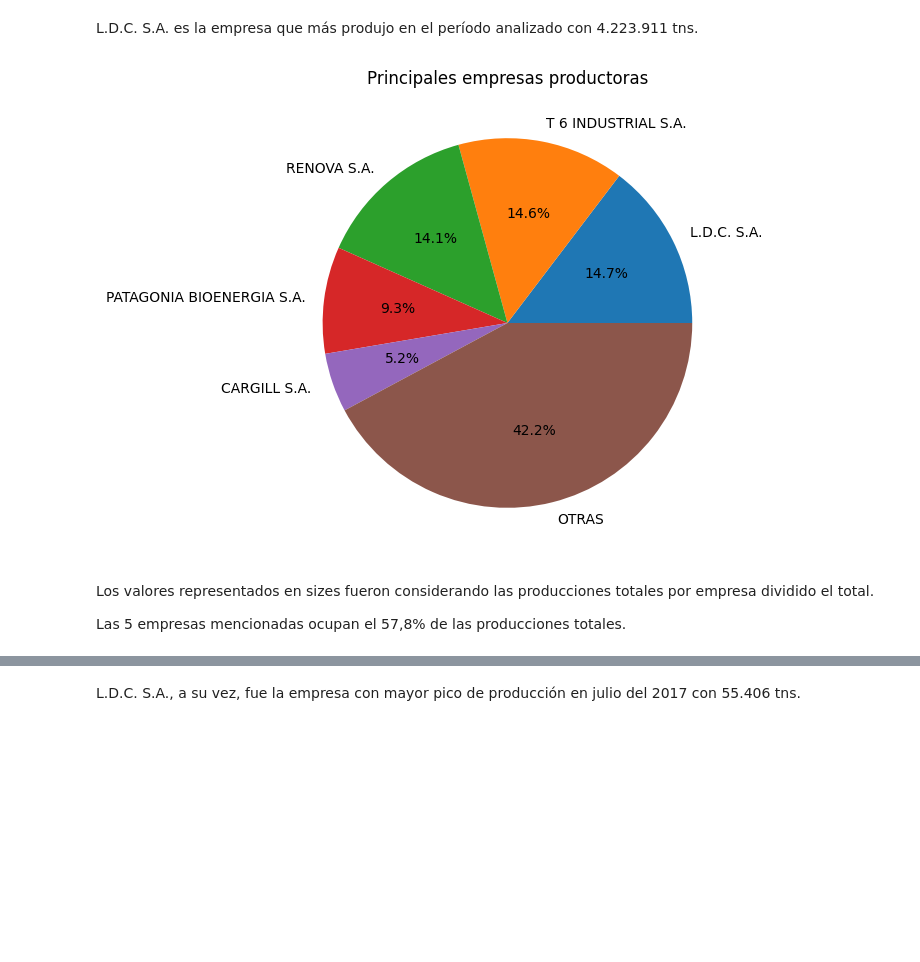
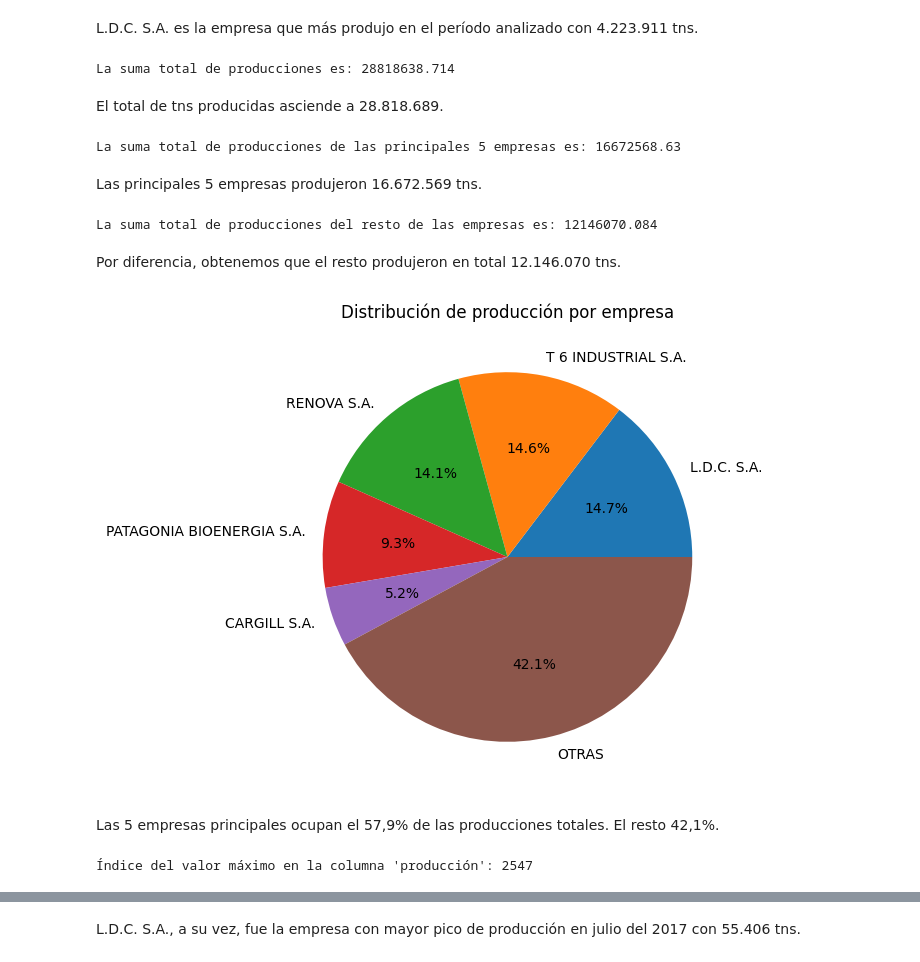
Before and after one commit to ejr271292/Proyecto, a Jupyter notebook: ProyectoDS_Parte1_Ruiz_Emanuel.ipynb, the cells around one changed output, grey strips where cells are left out. Drawn from its saved outputs; the diff is of its cells as text; code cells hidden in the pictures; blank space fills up the shorter version.

```diff
--- a/ProyectoDS_Parte1_Ruiz_Emanuel.ipynb
+++ b/ProyectoDS_Parte1_Ruiz_Emanuel.ipynb
@@ -428,22 +448,57 @@ CARGILL S.A.                 1490679.50
 Name: PRODUCCIÓN (TN), dtype: float64
 # %% [markdown]
 L.D.C. S.A. es la empresa que más produjo en el período analizado con 4.223.911 tns.
+# %%
+#Suma total de producciones:
+total_producciones = biodiesel_df['PRODUCCIÓN (TN)'].sum()
+print("La suma total de producciones es:", total_producciones)
+# %% [output]
+La suma total de producciones es: 28818638.714
+# %% [markdown]
+El total de tns producidas asciende a 28.818.689.
+# %%
+#Suma total de producciones de las principales 5 empresas:
+total_producciones_5_empresas = empresas_mayores_producciones.sum()
+print("La suma total de producciones de las principales 5 empresas es:", total_producciones_5_empresas)
+# %% [output]
+La suma total de producciones de las principales 5 empresas es: 16672568.63
+# %% [markdown]
+Las principales 5 empresas produjeron 16.672.569 tns.
+# %%
+#Suma total de producciones del resto de las empresas:
+total_producciones_resto = total_producciones - total_producciones_5_empresas
+print("La suma total de producciones del resto de las empresas es:", total_producciones_resto)
+# %% [output]
+La suma total de producciones del resto de las empresas es: 12146070.084
+# %% [markdown]
+Por diferencia, obtenemos que el resto produjeron en total 12.146.070 tns.
 # %%
-#Gráfico principales empresas productoras:
-sizes = [14.66, 14.61, 14.06, 9.34, 5.17, 42.16]
-labels = ['L.D.C. S.A.', 'T 6 INDUSTRIAL S.A.', 'RENOVA S.A.', 'PATAGONIA BIOENERGIA S.A.', 'CARGILL S.A. ', 'OTRAS']
+#Gráfico de distribución de producción por empresa:
+producciones = {
+    'L.D.C. S.A.': 4223910.80,
+    'T 6 INDUSTRIAL S.A.': 4211755.75,
+    'RENOVA S.A.': 4052336.32,
+    'PATAGONIA BIOENERGIA S.A.': 2693886.26,
+    'CARGILL S.A.': 1490679.50,
+    'OTRAS': 12146070.084}
 
-plt.figure(figsize=(6, 6))  # Ajusta el tamaño del gráfico
-plt.pie(sizes, labels=labels, autopct='%1.1f%%')
+sizes = [(produccion / total_producciones) * 100 for produccion in producciones.values()]
+labels = list(producciones.keys())
 
-plt.title('Principales empresas productoras')
+plt.figure(figsize=(6, 6)) # Ajusta el tamaño del gráfico
+plt.pie(sizes, labels=labels, autopct='%1.1f%%') # Hago el pieplot
+plt.title('Distribución de producción por empresa')
 plt.show()
 # %% [output]
-[figure, old version]
+[figure, new version]
-# %% [markdown]
-Los valores representados en sizes fueron considerando las producciones totales por empresa dividido el total.
-
-Las 5 empresas mencionadas ocupan el 57,8% de las producciones totales.
+# %% [markdown]
+Las 5 empresas principales ocupan el 57,9% de las producciones totales. El resto 42,1%.
+# %%
+#Índice de empresa con mayor producción:
+indice_maximo = biodiesel_df['PRODUCCIÓN (TN)'].idxmax()
+print("Índice del valor máximo en la columna 'producción':", indice_maximo)
+# %% [output]
+Índice del valor máximo en la columna 'producción': 2547
 # %%
 #Empresa con mayor producción:
 biodiesel_df.iloc[2547]
```
Also changed, not shown: parts of 149 cells of this notebook.
